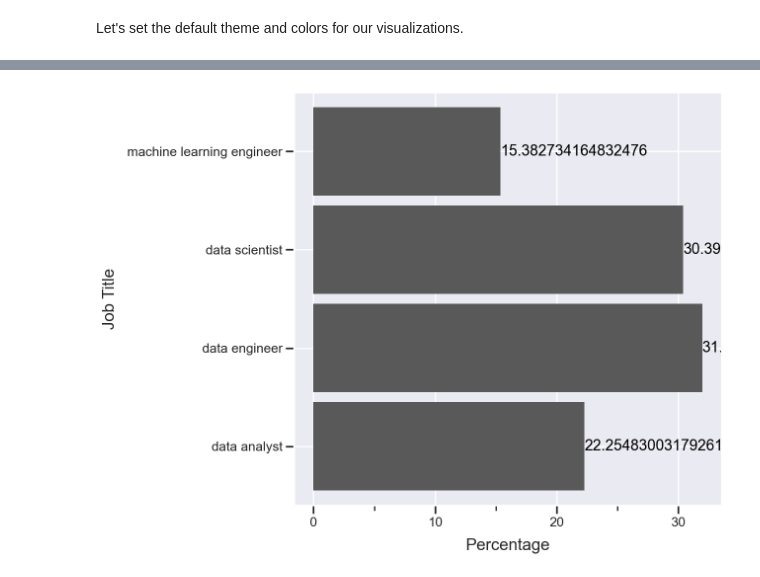
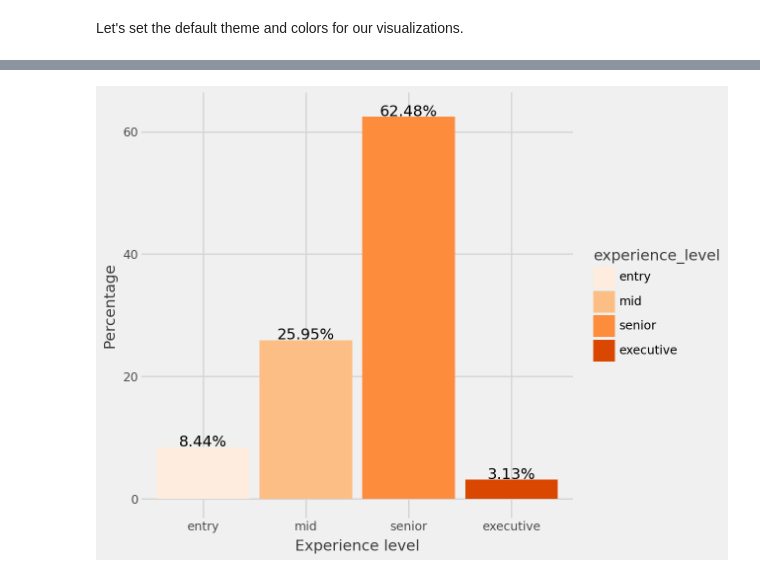
Before and after one commit to MarcoGennaro01/Data_Science_Jobs_-2020-2024-Data_Visualization, a Jupyter notebook: main.ipynb, the cells around one changed output, grey strips where cells are left out. Saved outputs shown, nothing was run; the diff lists cells and outputs as text; code cells hidden in the pictures.

```diff
--- a/main.ipynb
+++ b/main.ipynb
@@ -186,16 +201,11 @@ theme_set(theme_seaborn())
-# %%
-(
-    ggplot(data, aes(x='job_title', fill='job_title'))
-    + geom_bar(aes(y=after_stat('prop*100'), group=1), stat='count')
-    + geom_text(
-        aes(y=after_stat('prop*100'), label=after_stat('prop*100'), group=1),
-        stat='count',
-        va='center',
-        ha='left'
-    )
-    + scale_fill_manual(values=cols)  # map colors by category
-    + labs(y="Percentage", x="Job Title")
-    + coord_flip()
-)
-# %% [output]
-[figure, removed]
+# %%
+(
+    ggplot(data, aes(x="experience_level",fill = "experience_level"))
+    + scale_fill_brewer(palette="Oranges")
+    + geom_bar(aes(y = after_stat("count / sum(count)*100")))
+    + theme(axis_ticks_x=element_blank())
+    + labs(y="Percentage", x = "Experience level")
+    + geom_text(aes(y = after_stat("prop * 100"), label = after_stat("prop *100"),group = 1), stat = "count", format_string = "{:.2f}%", nudge_y = 0.8)
+)
+# %% [output]
+[figure, added]
```
Also changed, not shown: parts of 8 cells of this notebook.
